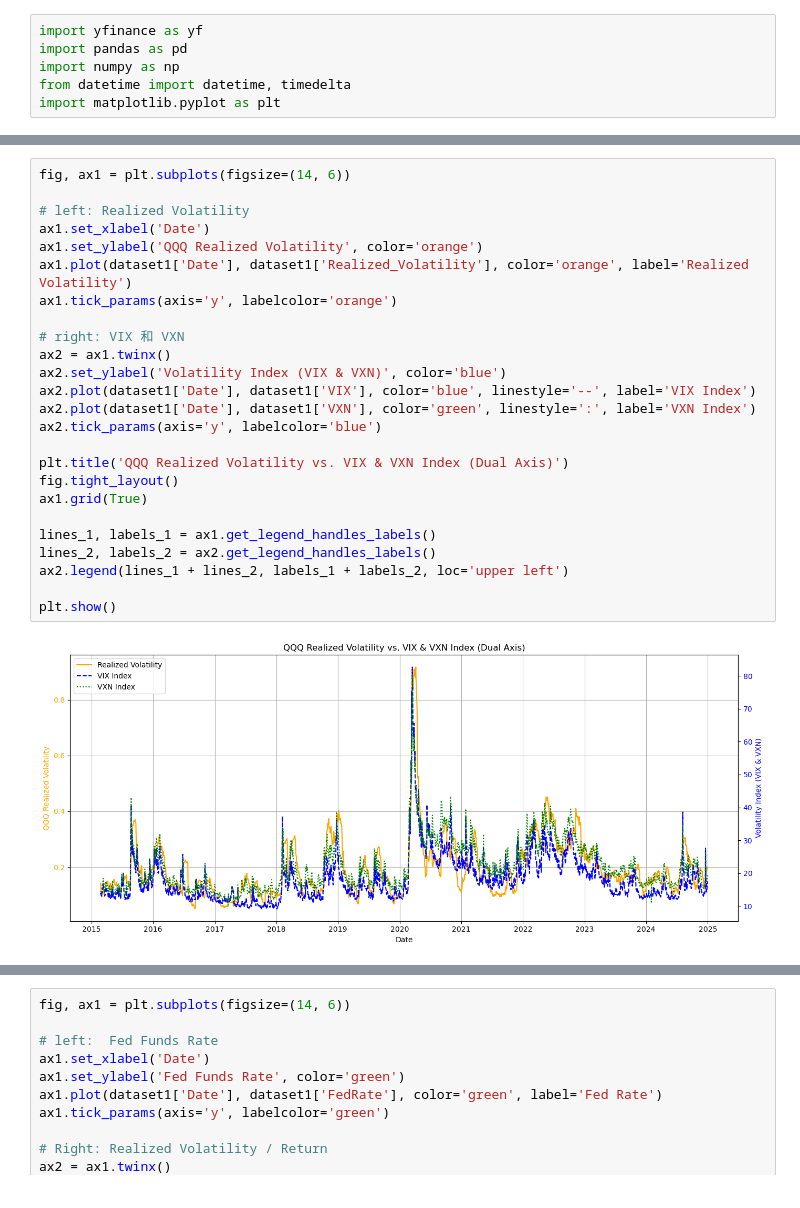
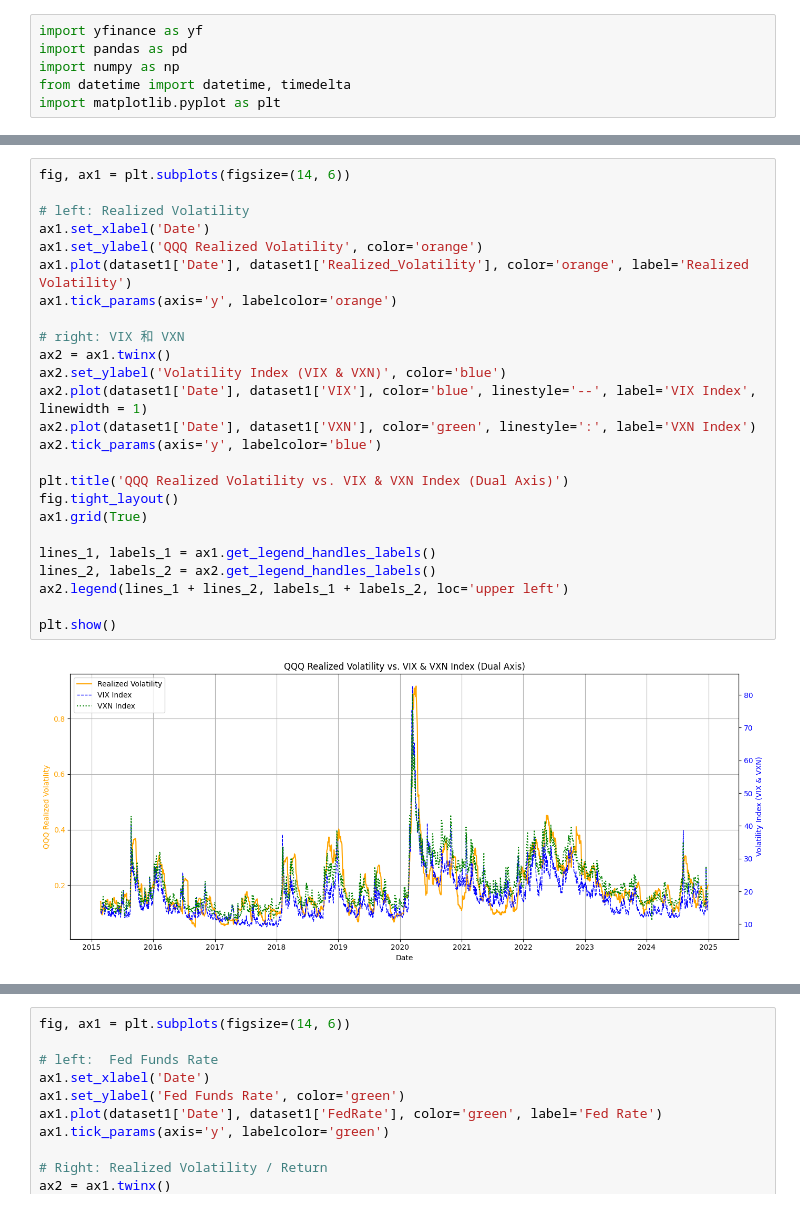
Before and after one commit to Ramil-cyber/IDS_583_Derivatives_Risk-Management_Final-Project, a Jupyter notebook: 10_Data/risk_data.ipynb, the cells around one changed output, grey strips where cells are left out. Saved outputs shown, nothing was run; the diff lists cells and outputs as text.

```diff
--- a/10_Data/risk_data.ipynb
+++ b/10_Data/risk_data.ipynb
@@ -98,30 +98,30 @@ VIX                 ^VIX              0.806944  1.000000
 # %%
 fig, ax1 = plt.subplots(figsize=(14, 6))
 
 # left: Realized Volatility
 ax1.set_xlabel('Date')
 ax1.set_ylabel('QQQ Realized Volatility', color='orange')
 ax1.plot(dataset1['Date'], dataset1['Realized_Volatility'], color='orange', label='Realized Volatility')
 ax1.tick_params(axis='y', labelcolor='orange')
 
 # right: VIX 和 VXN
 ax2 = ax1.twinx()
 ax2.set_ylabel('Volatility Index (VIX & VXN)', color='blue')
-ax2.plot(dataset1['Date'], dataset1['VIX'], color='blue', linestyle='--', label='VIX Index')
+ax2.plot(dataset1['Date'], dataset1['VIX'], color='blue', linestyle='--', label='VIX Index', linewidth = 1)
 ax2.plot(dataset1['Date'], dataset1['VXN'], color='green', linestyle=':', label='VXN Index')
 ax2.tick_params(axis='y', labelcolor='blue')
 
 plt.title('QQQ Realized Volatility vs. VIX & VXN Index (Dual Axis)')
 fig.tight_layout()
 ax1.grid(True)
 
 lines_1, labels_1 = ax1.get_legend_handles_labels()
 lines_2, labels_2 = ax2.get_legend_handles_labels()
 ax2.legend(lines_1 + lines_2, labels_1 + labels_2, loc='upper left')
 
 plt.show()
 # %% [output]
-[figure, old version]
+[figure, new version]
 # %%
 fig, ax1 = plt.subplots(figsize=(14, 6))
 
```
Also changed, not shown: parts of 6 cells of this notebook, 8 other files.
